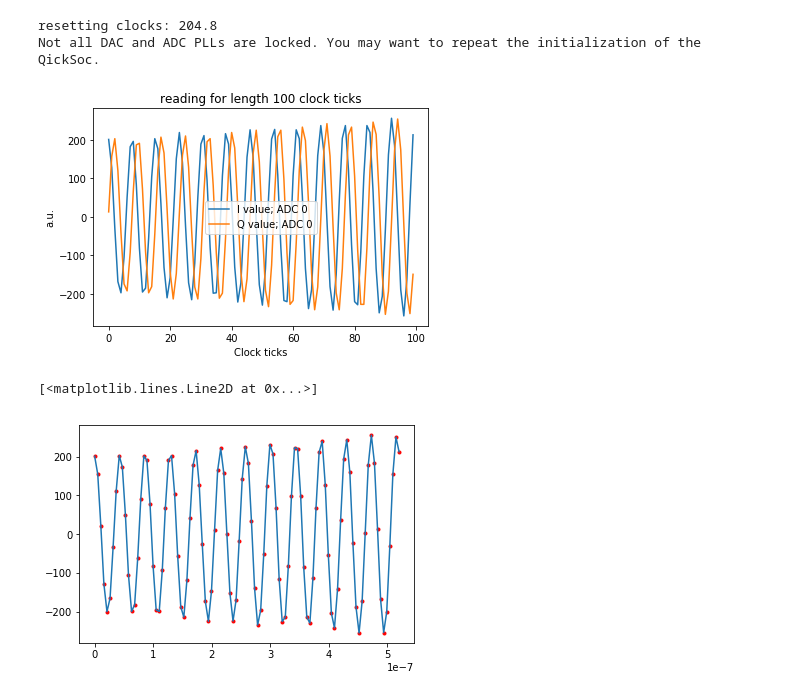
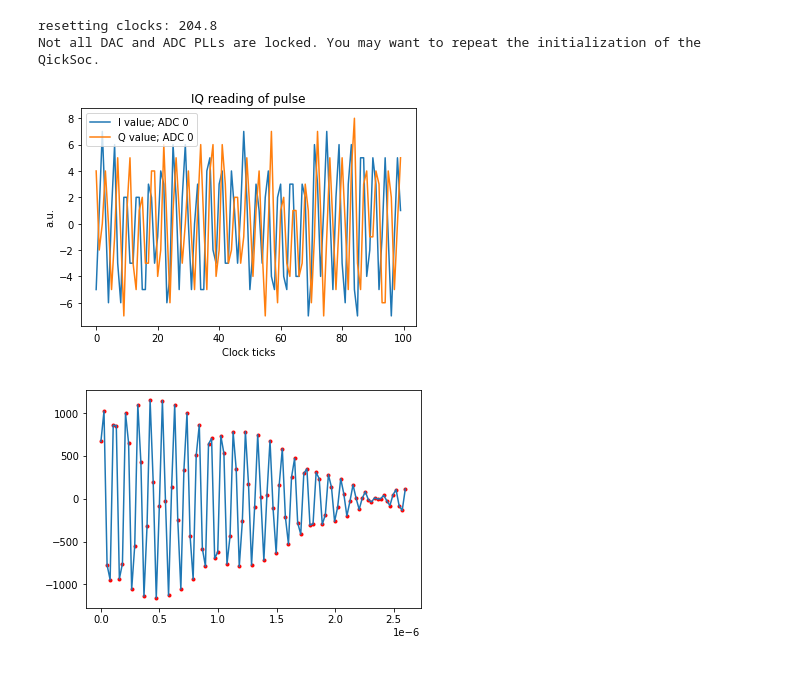
Before and after one commit to khphamh/Yao_fpga, a Jupyter notebook: test trigger delay.ipynb, the cells around one changed output. Cells and saved outputs as stored; diff of their text form; code cells hidden in the pictures.

```diff
--- a/test trigger delay.ipynb
+++ b/test trigger delay.ipynb
@@ -233,13 +308,13 @@ config={"res_ch":7, # --Fixed
         "length":100, # [Clock ticks]
         # Try varying length from 10-100 clock ticks
 
-        "readout_length":200, # [Clock ticks]
+        "readout_length":100, # [Clock ticks]
         # Try varying readout_length from 50-1000 clock ticks
 
         "pulse_gain":3000, # [DAC units]
         # Try varying pulse_gain from 500 to 30000 DAC units
 
-        "pulse_freq": 0, # [MHz]
+        "pulse_freq": 100, # [MHz]
         # In this program the signal is up and downconverted digitally so you won't see any frequency
         # components in the I/Q traces below. But since the signal gain depends on frequency,
         # if you lower pulse_freq you will see an increased gain.
@@ -249,7 +324,9 @@ config={"res_ch":7, # --Fixed
 
         "soft_avgs":100,
         # Try varying soft_avgs from 1 to 200 averages
-        "readout_freq": 100*(10**3)
+        #"readout_freq": 0.5*100*1000,
+        "number": 100,
+        "threshold": 50
        }
 
 ###################
@@ -258,30 +335,29 @@ config={"res_ch":7, # --Fixed
 # %%
 prog = reading_program(config)
 
 iq0 = prog.reading_voltage(soc, 100, progress=True, debug=False)
 plt.figure(1)
 plt.plot(iq0[0], label="I value; ADC 0")
 plt.plot(iq0[1], label="Q value; ADC 0")
 plt.ylabel("a.u.")
 plt.xlabel("Clock ticks")
-plt.title("reading for length 100 clock ticks")
+plt.title("IQ reading of pulse")
 plt.legend()
 plt.savefig("images/Send_recieve_pulse_const.pdf", dpi=350)
 # %% [output]
-[figure, old version]
+[figure, new version]
 # %%
-readout_freq = config["readout_freq"]
 readout_length = config["readout_length"]
 time_list = np.linspace(0, readout_length*2.6*(10**(-9)), len(iq0[0]))
 voltage_list = []
 start = 0
 for i in range(start, len(iq0[0])):
-    voltage_list.append(iq0[0][i]*np.cos(2*np.pi*readout_freq*(10**6)*time_list[i]) +iq0[1][i]*np.sin(2*np.pi*readout_freq*(10**6)*time_list[i]))
+    voltage_list.append(iq0[0][i]*np.cos(2*np.pi*(10**5)*time_list[i]) +iq0[1][i]*np.sin(2*np.pi*(10**5)*time_list[i]))
 
 
 
 plt.plot(time_list[start:], voltage_list, 'r.')
 plt.plot(time_list[start:], voltage_list)
+plt.ticklabel_format(axis="x", style="sci", scilimits=(0,0))
 # %% [output]
-[<matplotlib.lines.Line2D at 0x...>]
-[figure, old version]
+[figure, new version]
```
Also changed, not shown: parts of 6 cells of this notebook.
